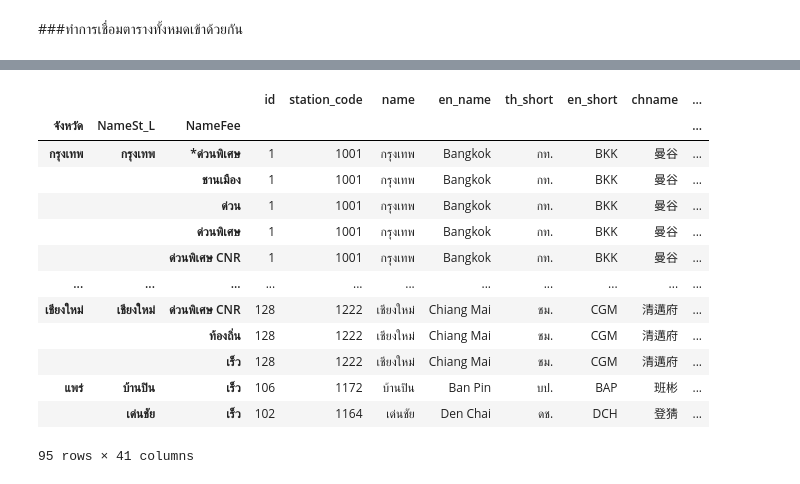
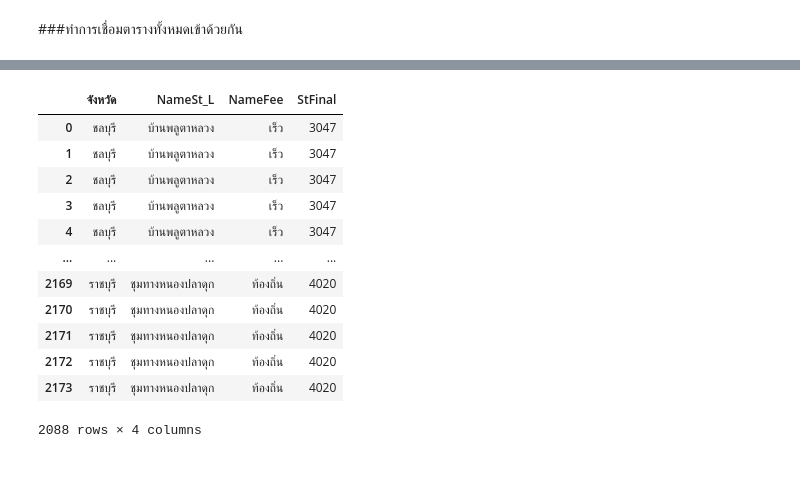
Before and after one commit to Benza1611/DWDM21, a Jupyter notebook: Project_ล่าสุด.ipynb, the cells around one changed output, grey strips where cells are left out. Saved outputs shown, nothing was run; the diff lists cells and outputs as text; code cells hidden in the pictures.

```diff
--- a/Project_ล่าสุด.ipynb
+++ b/Project_ล่าสุด.ipynb
@@ -96,0 +259,3 @@ data_location
+# %%
+data_location = data_location.dropna()
+data_location
@@ -195,15 +424 @@ class              False
 dtype: bool
-# %%
-### ทำการแก้ missing ของ column : AmpName
-
-# หา mode
-merged_4_tables_Nomissing =merged_4_tables[['AmpName']].mode()
-# เติม mode ลงไปแทนค่า missing
-merged_4_tables[['AmpName']] = merged_4_tables[['AmpName']].fillna('AmpName')
-# %%
-### ทำการแก้ missing ของ column : เขต/อำเภอ
-
-# หา mode
-merged_4_tables_Nomissing =merged_4_tables[['เขต/อำเภอ']].mode()
-# เติม mode ลงไปแทนค่า missing
-merged_4_tables[['เขต/อำเภอ']] = merged_4_tables[['เขต/อำเภอ']].fillna('เขต/อำเภอ')
@@ -245,0 +425,3 @@ merged_4_tables  ### กำจัด missing เรียบร้อยแล
+# %%
+merged_4_tables = merged_4_tables.dropna()
+merged_4_tables
@@ -269,18 +473,17 @@ dtype: int64
 # %%
-CH1 = merged_4_tables.groupby(['จังหวัด','NameSt_L','NameFee'],sort='NameSt_L')
-CH1.first()
+data = merged_4_tables[['จังหวัด','NameSt_L','NameFee','StFinal']]
+data
 # %% [output]
-|  |  |  | id | station_code | name | en_name | th_short | en_short | chname | ... |
-| จังหวัด | NameSt_L | NameFee |  |  |  |  |  |  |  | ... |
-| กรุงเทพ | กรุงเทพ | *ด่วนพิเศษ | 1 | 1001 | กรุงเทพ | Bangkok | กท. | BKK | 曼谷 | ... |
-|  |  | ชานเมือง | 1 | 1001 | กรุงเทพ | Bangkok | กท. | BKK | 曼谷 | ... |
-|  |  | ด่วน | 1 | 1001 | กรุงเทพ | Bangkok | กท. | BKK | 曼谷 | ... |
-|  |  | ด่วนพิเศษ | 1 | 1001 | กรุงเทพ | Bangkok | กท. | BKK | 曼谷 | ... |
-|  |  | ด่วนพิเศษ CNR | 1 | 1001 | กรุงเทพ | Bangkok | กท. | BKK | 曼谷 | ... |
-| ... | ... | ... | ... | ... | ... | ... | ... | ... | ... | ... |
-| เชียงใหม่ | เชียงใหม่ | ด่วนพิเศษ CNR | 128 | 1222 | เชียงใหม่ | Chiang Mai | ชม. | CGM | 清邁府 | ... |
-|  |  | ท้องถิ่น | 128 | 1222 | เชียงใหม่ | Chiang Mai | ชม. | CGM | 清邁府 | ... |
-|  |  | เร็ว | 128 | 1222 | เชียงใหม่ | Chiang Mai | ชม. | CGM | 清邁府 | ... |
-| แพร่ | บ้านปิน | เร็ว | 106 | 1172 | บ้านปิน | Ban Pin | บป. | BAP | 班彬 | ... |
-|  | เด่นชัย | เร็ว | 102 | 1164 | เด่นชัย | Den Chai | ดช. | DCH | 登猜 | ... |
+|  | จังหวัด | NameSt_L | NameFee | StFinal |
+| 0 | ชลบุรี | บ้านพลูตาหลวง | เร็ว | 3047 |
+| 1 | ชลบุรี | บ้านพลูตาหลวง | เร็ว | 3047 |
+| 2 | ชลบุรี | บ้านพลูตาหลวง | เร็ว | 3047 |
+| 3 | ชลบุรี | บ้านพลูตาหลวง | เร็ว | 3047 |
+| 4 | ชลบุรี | บ้านพลูตาหลวง | เร็ว | 3047 |
+| ... | ... | ... | ... | ... |
+| 2169 | ราชบุรี | ชุมทางหนองปลาดุก | ท้องถิ่น | 4020 |
+| 2170 | ราชบุรี | ชุมทางหนองปลาดุก | ท้องถิ่น | 4020 |
+| 2171 | ราชบุรี | ชุมทางหนองปลาดุก | ท้องถิ่น | 4020 |
+| 2172 | ราชบุรี | ชุมทางหนองปลาดุก | ท้องถิ่น | 4020 |
+| 2173 | ราชบุรี | ชุมทางหนองปลาดุก | ท้องถิ่น | 4020 |
-95 rows × 41 columns
+2088 rows × 4 columns
```
Also changed, not shown: parts of 47 cells of this notebook.
